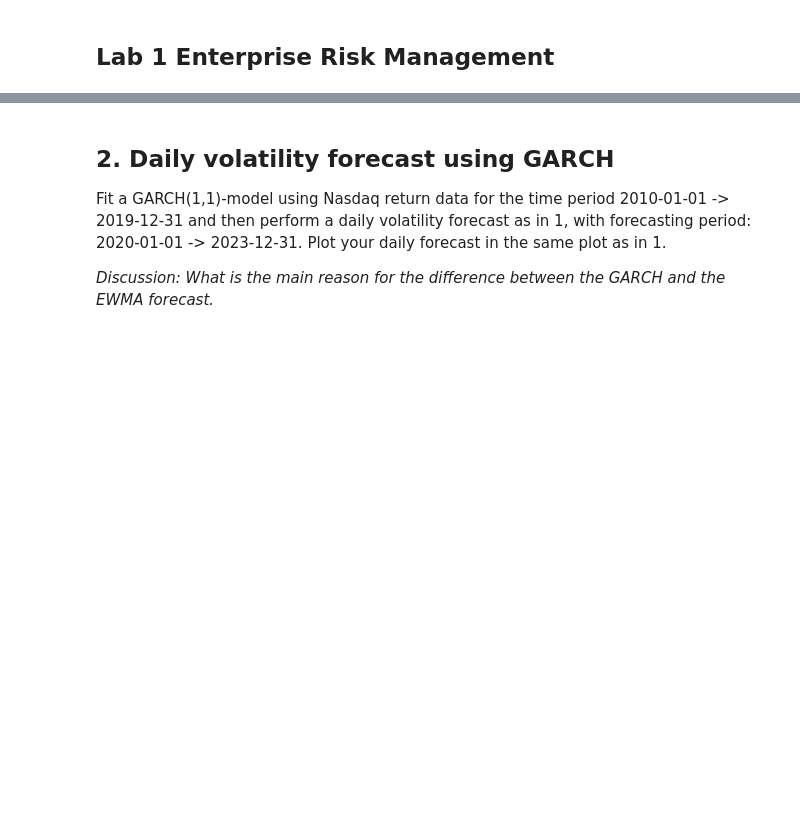
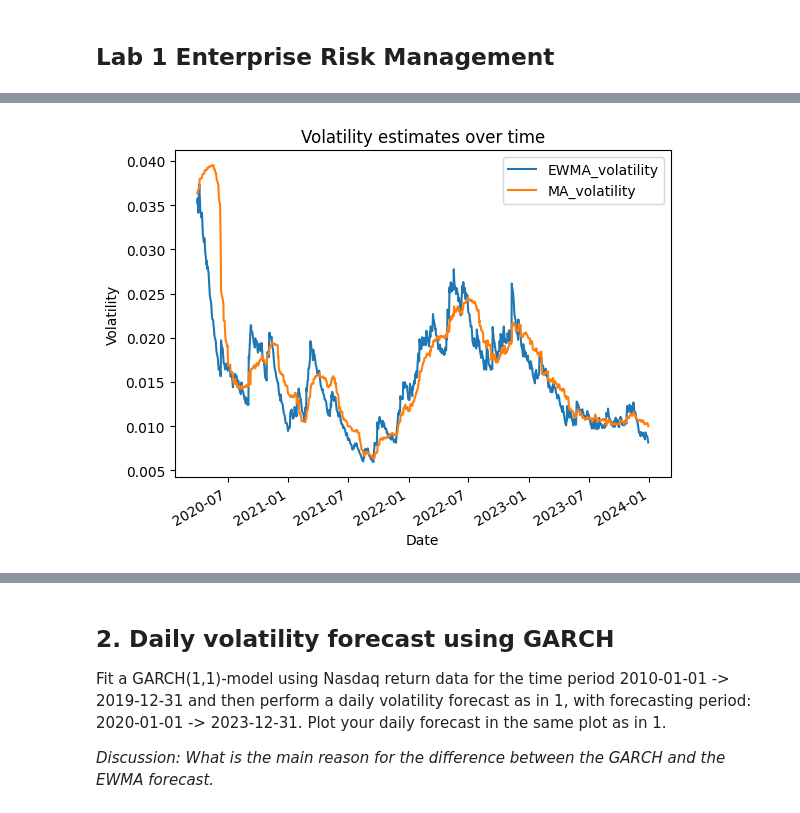
Before and after one commit to JohanHerbert/Lab1_ERM, a Jupyter notebook: Lab1_notebook.ipynb, the cells around one changed output, grey strips where cells are left out. Saved outputs shown, nothing was run; the diff lists cells and outputs as text; code cells hidden in the pictures; blank space fills up the shorter version.

```diff
--- a/Lab1_notebook.ipynb
+++ b/Lab1_notebook.ipynb
@@ -32,0 +30,11 @@ stockDataFromFile = readDataFromFile('price_^NDX.csv')
+# %%
+# To download data from file
+stockDataFromFile = readDataFromFile('price_^NDX.csv')
+price = stockDataFromFile[['Close']]
+
+price['logReturns'] = np.log(price).diff()
+price['squarePrice'] = price['logReturns'] ** 2
+#logReturns = np.log(price).diff().dropna()
+#logReturns['squarePrice'] = logReturns['Close'] ** 2
+price = price.dropna()
+price.head()
@@ -32,0 +59,22 @@ stockDataFromFile = readDataFromFile('price_^NDX.csv')
+# %%
+T = 60
+volatilityEstimateMA = np.zeros(price.shape[0]-T)
+
+for i in range(len(volatilityEstimateMA)):
+    volatilityEstimateMA[i] = np.sqrt( np.mean( price.iloc[i:(i+T)]['squarePrice']))
+# %%
+volatilityEstimateEWMA = np.zeros(price.shape[0]-T)
+initialVolatility = np.sqrt(np.mean( price.iloc[0:T]['squarePrice']))
+lambdaValue = 0.94
+
+for i in range(len(volatilityEstimateMA)):
+    volatilityEstimateEWMA[i] = np.sqrt( (1-lambdaValue) *  price.iloc[(i+T)]['squarePrice'] + lambdaValue* initialVolatility ** 2)
+    initialVolatility = volatilityEstimateEWMA[i]
+# %%
+volatilityDf = price.iloc[T:][['Close', 'logReturns']]
+volatilityDf['MA_volatility'] = volatilityEstimateMA
+volatilityDf['EWMA_volatility'] = volatilityEstimateEWMA
+
+volatilityDf[['EWMA_volatility','MA_volatility']].plot(title = 'Volatility estimates over time', ylabel='Volatility' );
+# %% [output]
+[figure, added]
```
Also changed, not shown: parts of 5 cells of this notebook, 1 other file.
